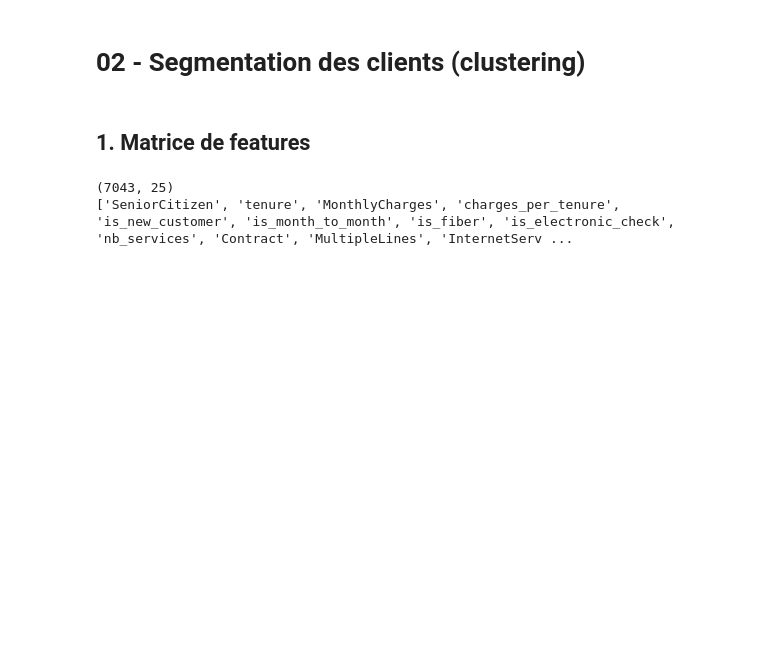
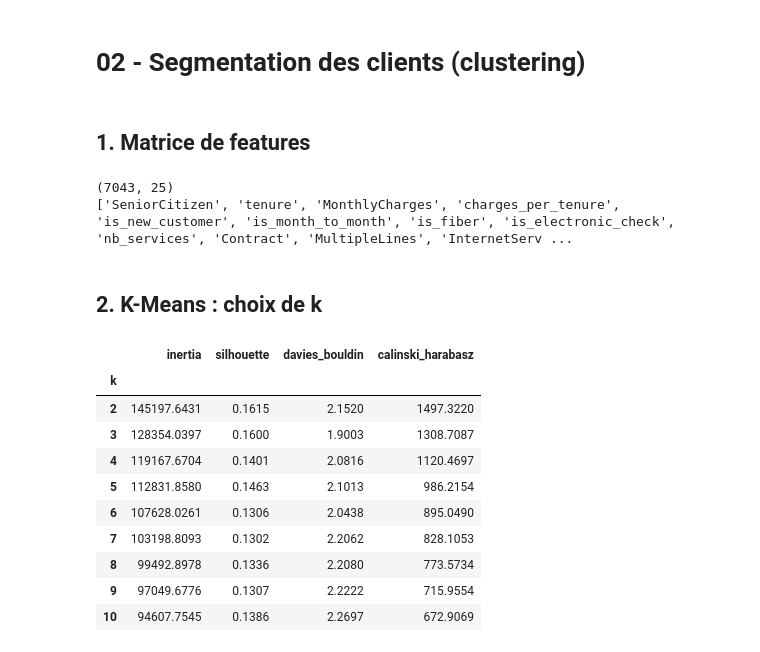
Before and after one commit to doughmi-ilyas/customer-churn-prediction, a Jupyter notebook: notebooks/02_clusters.ipynb, the cells around one changed output. Saved outputs shown, nothing was run; the diff lists cells and outputs as text; code cells hidden in the pictures; blank space fills up the shorter version.

```diff
--- a/notebooks/02_clusters.ipynb
+++ b/notebooks/02_clusters.ipynb
@@ -52,3 +52,32 @@ print(CLUSTER_FEATURES)
 # %% [output]
 (7043, 25)
 ['SeniorCitizen', 'tenure', 'MonthlyCharges', 'charges_per_tenure', 'is_new_customer', 'is_month_to_month', 'is_fiber', 'is_electronic_check', 'nb_services', 'Contract', 'MultipleLines', 'InternetServ ...
+# %% [markdown]
+## 2. K-Means : choix de k
+# %%
+rows = []
+for k in range(2, 11):
+    labels = KMeans(n_clusters=k, n_init=10, random_state=SEED).fit(X)
+    rows.append(
+        {
+            "k": k,
+            "inertia": labels.inertia_,
+            "silhouette": silhouette_score(X, labels.labels_),
+            "davies_bouldin": davies_bouldin_score(X, labels.labels_),
+            "calinski_harabasz": calinski_harabasz_score(X, labels.labels_),
+        }
+    )
+sweep = pd.DataFrame(rows).set_index("k")
+sweep.round(4)
+# %% [output]
+|  | inertia | silhouette | davies_bouldin | calinski_harabasz |
+| k |  |  |  |  |
+| 2 | 145197.6431 | 0.1615 | 2.1520 | 1497.3220 |
+| 3 | 128354.0397 | 0.1600 | 1.9003 | 1308.7087 |
+| 4 | 119167.6704 | 0.1401 | 2.0816 | 1120.4697 |
+| 5 | 112831.8580 | 0.1463 | 2.1013 | 986.2154 |
+| 6 | 107628.0261 | 0.1306 | 2.0438 | 895.0490 |
+| 7 | 103198.8093 | 0.1302 | 2.2062 | 828.1053 |
+| 8 | 99492.8978 | 0.1336 | 2.2080 | 773.5734 |
+| 9 | 97049.6776 | 0.1307 | 2.2222 | 715.9554 |
+| 10 | 94607.7545 | 0.1386 | 2.2697 | 672.9069 |
```
Also changed, not shown: parts of 3 cells of this notebook, 1 other file.
